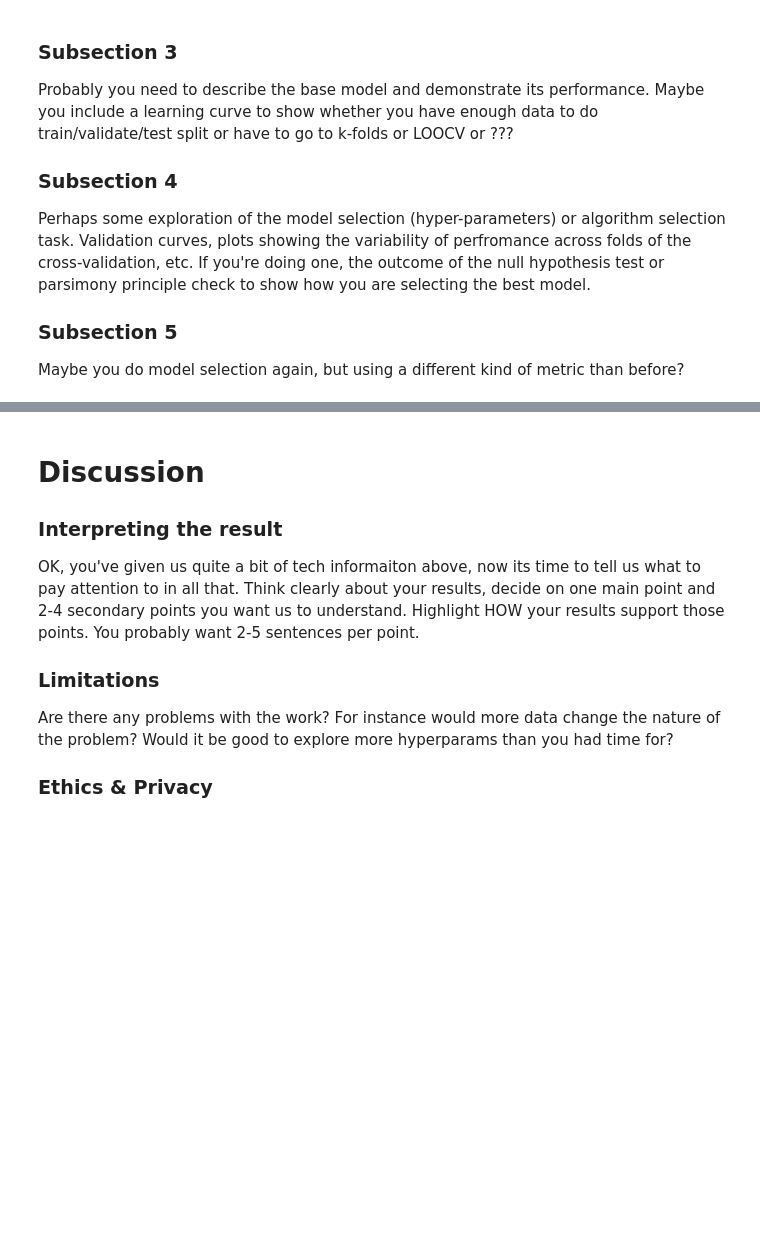
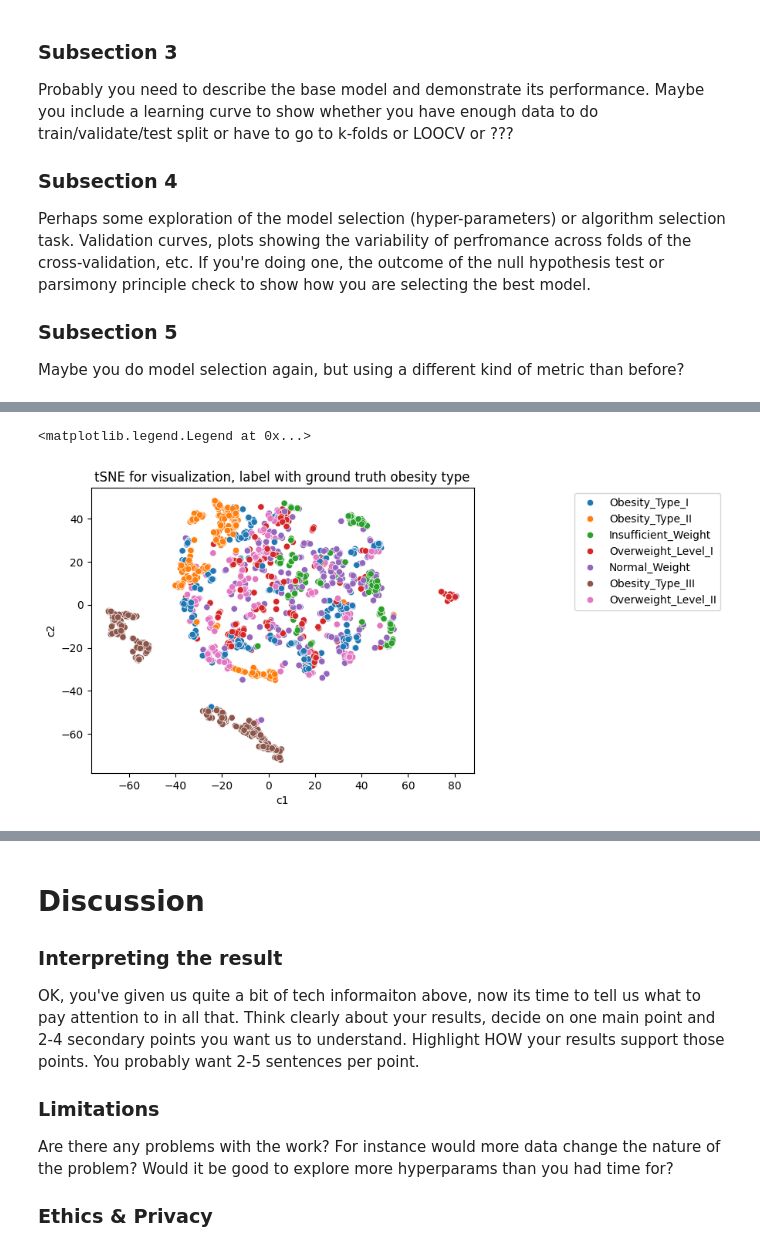
Before and after one commit to pallavigkwd/COGS118BGroup, a Jupyter notebook: FinalProject_groupXXX.ipynb, the cells around one changed output, grey strips where cells are left out. Drawn from its saved outputs; the diff is of its cells as text; code cells hidden in the pictures; blank space fills up the shorter version.

```diff
--- a/FinalProject_groupXXX.ipynb
+++ b/FinalProject_groupXXX.ipynb
@@ -58,0 +128,17 @@ Propose at least one evaluation metric that can be used to quantify the performa
+# %%
+categorical_mapping = {'no' : 0, 'Sometimes' : 1, 'Frequently' : 2, 'Always' : 3 }
+obesity['Alcohol'] = obesity['Alcohol'].map(categorical_mapping)
+obesity['Food Between Meals'] = obesity['Food Between Meals'].map(categorical_mapping)
+
+numerical_columns = ['Age', 'Height', 'Weight', 'Vegetables', 'Meals', 'Food Between Meals', 'Water', 'Excercise', 'Technology', 'Alcohol']
+scaler = StandardScaler()
+obesity[numerical_columns] = scaler.fit_transform(obesity[numerical_columns])
+# %%
+# Identify the categorical columns to be one-hot encoded
+categorical_columns = ['Gender', 'Family Obesity', 'High Calories', 'Smoke', 'Monitor Calories', 'Transportation Movement']
+
+# Perform one-hot encoding
+obesity = pd.get_dummies(obesity, columns=categorical_columns)
+
+# Display the encoded DataFrame
+obesity.head()
@@ -58,0 +153,6 @@ Propose at least one evaluation metric that can be used to quantify the performa
+# %%
+# obesity_labels = obesity.columns.tolist()
+obesity_labels = obesity['NObeyesdad']
+Cleaned_Data = obesity.drop('NObeyesdad', axis=1)
+y = obesity['NObeyesdad']
+print(obesity_labels)
@@ -86,0 +228,9 @@ Maybe you do model selection again, but using a different kind of metric than be
+# %%
+from sklearn.linear_model import LinearRegression
+from sklearn.model_selection import train_test_split
+X = Cleaned_Data
+y = y
+
+# split the dataset
+X_train, X_test, y_train, y_test = train_test_split(
+    X, y, test_size=0.2, random_state=0)
@@ -86,0 +273,16 @@ Maybe you do model selection again, but using a different kind of metric than be
+# %%
+tsne_perp_20 = TSNE(n_components = 2, perplexity = 20, random_state = 99)
+tcs = tsne_perp_20.fit_transform(X_train)
+# construct the data frame
+tcs = pd.DataFrame(tcs,columns=['c1','c2'])
+tcs.index = X_train.index
+
+tcs['obesity_type'] = y_train
+
+sns.scatterplot(data=tcs, x='c1', y='c2', hue='obesity_type')
+plt.title('tSNE for visualization, label with ground truth obesity type')
+ax = plt.gca()
+ax.legend(bbox_to_anchor=(1.25, 1))
+# %% [output]
+<matplotlib.legend.Legend at 0x...>
+[figure, added]
```
Also changed, not shown: parts of 35 cells of this notebook.
